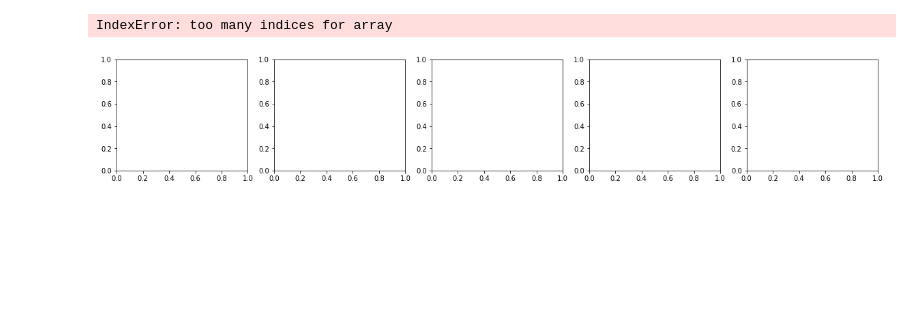
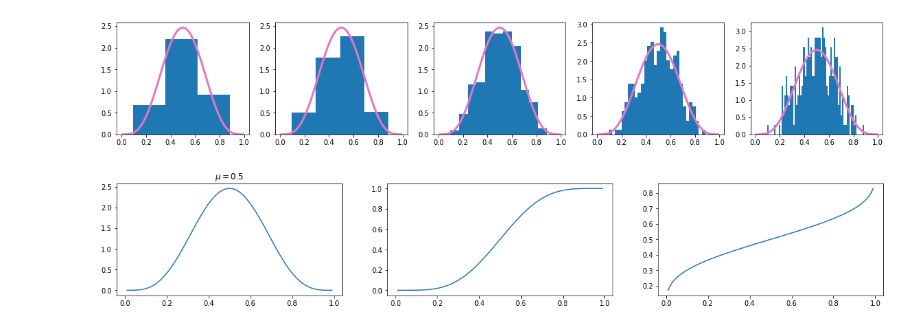
Before and after one commit to CemUz/py, a Jupyter notebook: Exercises/QuantEcon/Packages/SciPy.ipynb, the cells around one changed output. Saved outputs shown, nothing was run; the diff lists cells and outputs as text; code cells hidden in the pictures; blank space fills up the shorter version.

Commit message:
Further explored the scipy subchapter of quantecon

```diff
--- a/Exercises/QuantEcon/Packages/SciPy.ipynb
+++ b/Exercises/QuantEcon/Packages/SciPy.ipynb
@@ -1,19 +5,31 @@
 # %%
-from scipy.stats import beta
-import matplotlib.pyplot as plt
-import numpy as np
-
+'''Use beta function (a=b=5) and draw 2000 observations.
+Compare histograms with differing bin sizes to plots of the distribution function.'''
 q = beta(5,5)
 obs = q.rvs(300)
 grid = np.linspace(0.01,0.99,100)
 
 fig, ax = plt.subplots(nrows=1,ncols=5, figsize=(20,3))
+
 c=0
-for i in range(1):
-    for j in range(5):
-        ax[i,j].hist(obs, bins=5+c, density=True)
-        ax[i,j].plot(grid,q.pdf(grid), 'tab:pink')
-        c+=1
+for i in range(5):
+    ax[i].hist(obs, bins=3+c**3, density=True)
+    ax[i].plot(grid, q.pdf(grid), 'tab:pink', lw=3)
+    c+=1
 # %% [output]
-IndexError: too many indices for array
-[figure, old version]
+[figure, new version]
+# %%
+'''The probability density function, as well as the cdf of the beta function can be called.
+Also the quantile (inverse) cdf (Also called percent-point function (ppf):
+Probability (x) of a random draw to being equal or less than the given value(y).'''
+
+x = np.linspace(0.01, 0.99, 100)
+
+fig, ax = plt.subplots(1,3, figsize=(20,3))
+ax[0].plot(x, q.pdf(x))
+ax[0].set(title=f'$\mu={q.mean()}$')
+ax[1].plot(x, q.cdf(x))
+ax[2].plot(x, q.ppf(x))
+plt.show()
+# %% [output]
+[figure, added]
```
Also changed, not shown: parts of 4 cells of this notebook.
